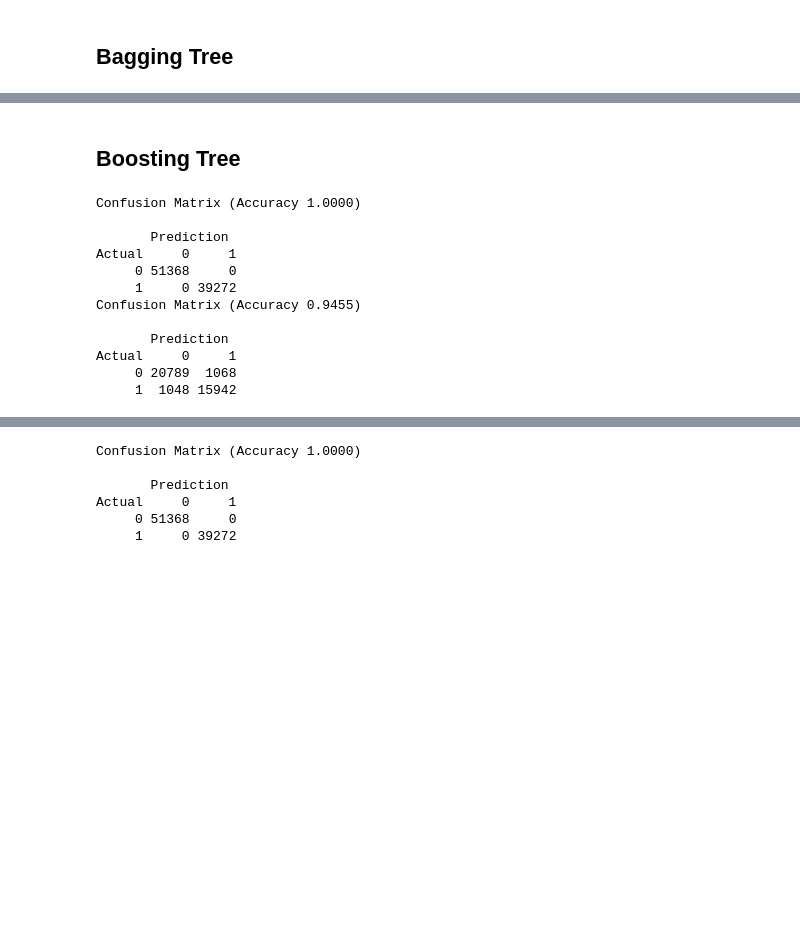
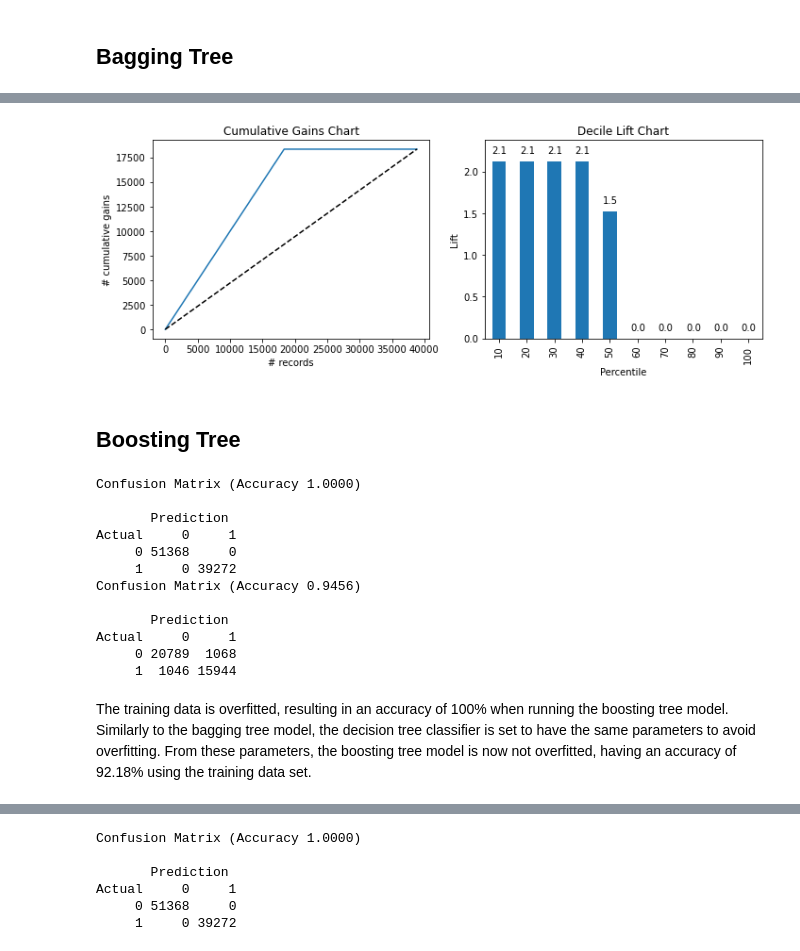
Before and after one commit to nlee98/ADS-505-Business-Analytics, a Jupyter notebook: ADS_505_Final_Project_CV.ipynb, the cells around one changed output, grey strips where cells are left out. Saved outputs shown, nothing was run; the diff lists cells and outputs as text; code cells hidden in the pictures; blank space fills up the shorter version.

```diff
--- a/ADS_505_Final_Project_CV.ipynb
+++ b/ADS_505_Final_Project_CV.ipynb
@@ -890,15 +861,15 @@ ax=gainsChart(DT1.actual,label='Small Decision Tree',color='C3',figsize=[5,5])
 ## Bagging Tree
 # %%
 bagging = BaggingClassifier(DecisionTreeClassifier(random_state = 1), n_estimators = 100, random_state = 1)
-bagging.fit(x_train, y_train)
+bagging.fit(x_train_scaled, y_train)
 
 classes = sorted(y_data.unique())
 
 # Training confusion matrix
-classificationSummary(y_train, bagging.predict(x_train), class_names = classes)
+classificationSummary(y_train, bagging.predict(x_train_scaled), class_names = classes)
 
 # Testing confusion matrix
-classificationSummary(y_test, bagging.predict(x_test), class_names = classes)
+classificationSummary(y_test, bagging.predict(x_test_scaled), class_names = classes)
 # %% [output]
 Confusion Matrix (Accuracy 1.0000)
 
@@ -914,0 +892,14 @@ Actual     0     1
+# %%
+# Parameters set to avoid overfitting
+bagging2 = BaggingClassifier(DecisionTreeClassifier(max_depth = 5, min_samples_split = 20,
+                                                    min_impurity_decrease = 0.01, random_state = 1),
+                             n_estimators = 100, random_state = 1)
+bagging2.fit(x_train_scaled, y_train)
+
+classes = sorted(y_data.unique())
+
+# Training confusion matrix
+classificationSummary(y_train, bagging2.predict(x_train_scaled), class_names = classes)
+
+# Testing confusion matrix
+classificationSummary(y_test, bagging2.predict(x_test_scaled), class_names = classes)
@@ -915,14 +919,27 @@ Actual     0     1
+# %%
+pred_bagging = pd.Series(bagging2.predict(x_test_scaled))
+pred_bagging = pred_bagging.sort_values(ascending = False)
+
+fig, axes = plt.subplots(nrows = 1, ncols = 2)
+ax = gainsChart(pred_bagging, ax = axes[0])
+ax.set_title('Cumulative Gains Chart')
+ax = liftChart(pred_bagging, ax = axes[1], labelBars = True, figsize = (10, 4))
+
+plt.tight_layout()
+plt.show()
+# %% [output]
+[figure, added]
 # %% [markdown]
 ## Boosting Tree
 # %%
 boost = AdaBoostClassifier(DecisionTreeClassifier(random_state = 1), n_estimators = 100, random_state = 1)
-boost.fit(x_train, y_train)
+boost.fit(x_train_scaled, y_train)
 
 # Training confusion matrix
-classificationSummary(y_train, boost.predict(x_train), class_names = classes)
+classificationSummary(y_train, boost.predict(x_train_scaled), class_names = classes)
 
 # Testing confusion matrix
-classificationSummary(y_test, boost.predict(x_test), class_names = classes)
+classificationSummary(y_test, boost.predict(x_test_scaled), class_names = classes)
 # %% [output]
 Confusion Matrix (Accuracy 1.0000)
 
@@ -930,9 +947,11 @@ Confusion Matrix (Accuracy 1.0000)
 Actual     0     1
      0 51368     0
      1     0 39272
-Confusion Matrix (Accuracy 0.9455)
+Confusion Matrix (Accuracy 0.9456)
 
        Prediction
 Actual     0     1
      0 20789  1068
-     1  1048 15942
+     1  1046 15944
+# %% [markdown]
+The training data is overfitted, resulting in an accuracy of 100% when running the boosting tree model. Similarly to the bagging tree model, the decision tree classifier is set to have the same parameters to avoid overfitting. From these parameters, the boosting tree model is now not overfitted, having an accuracy of 92.18% using the training data set.
```
Also changed, not shown: parts of 26 cells of this notebook.
